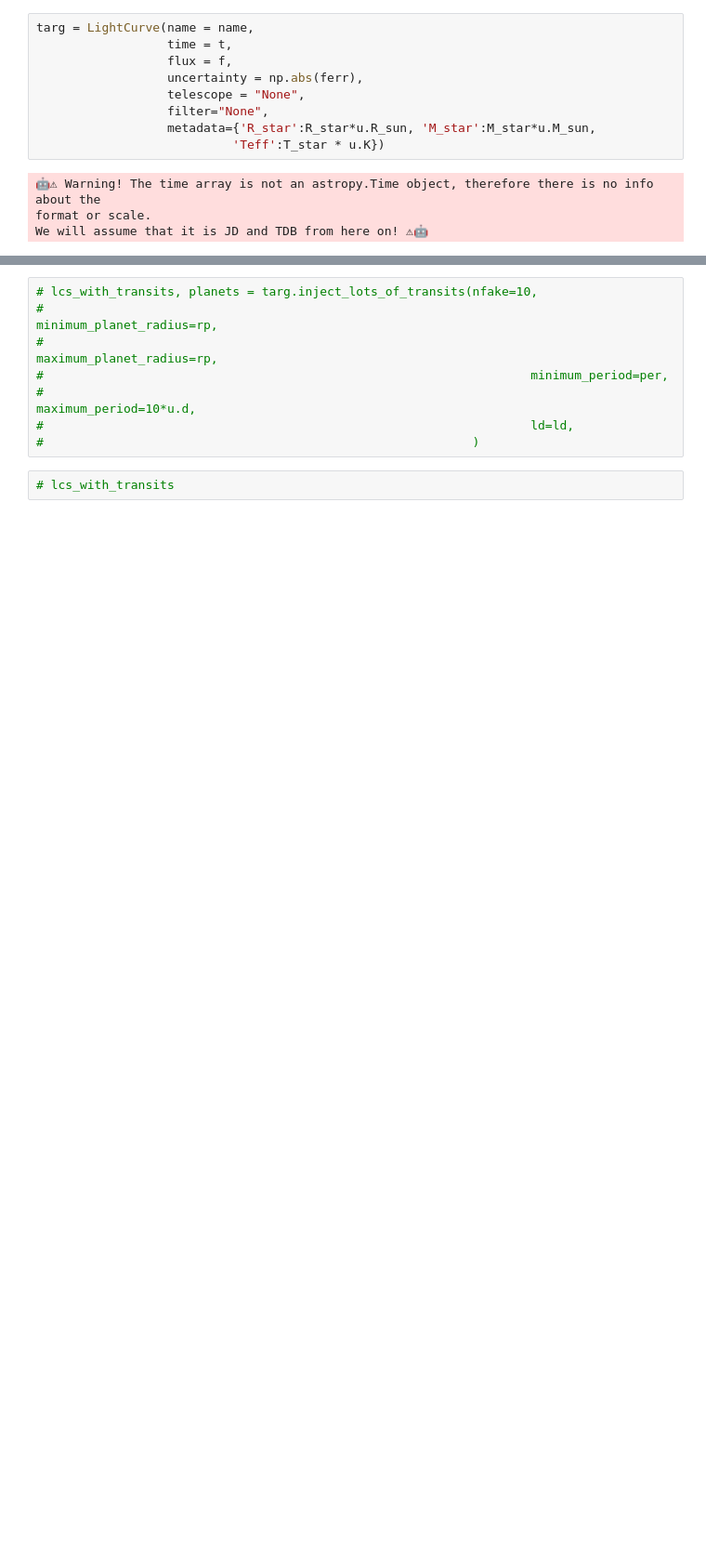
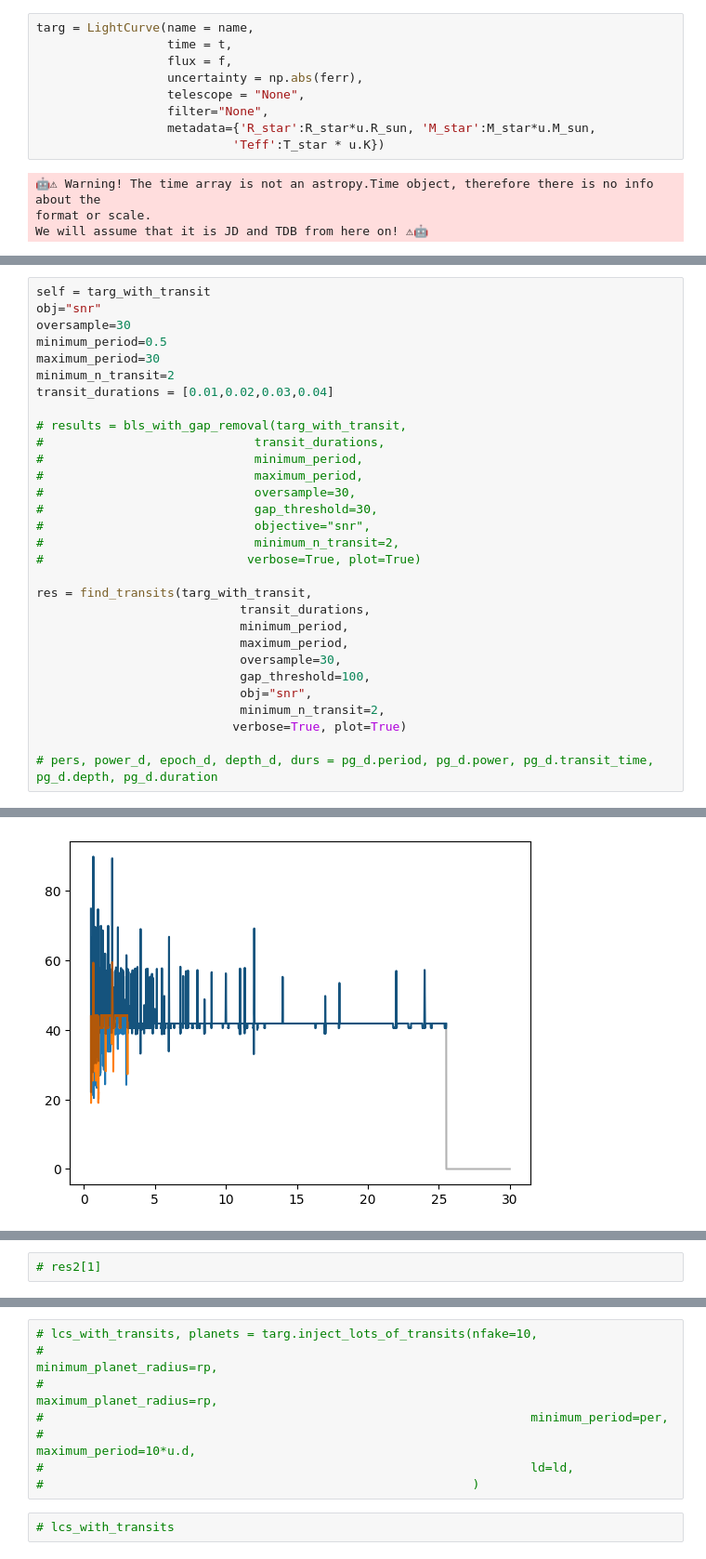
Before and after one commit to catrionamurray/occultence, a Jupyter notebook: occultence/notebooks/Run_LC_condensed.ipynb, the cells around one changed output, grey strips where cells are left out. Shown at 93% size. Drawn from its saved outputs; the diff is of its cells as text; blank space fills up the shorter version.

```diff
--- a/occultence/notebooks/Run_LC_condensed.ipynb
+++ b/occultence/notebooks/Run_LC_condensed.ipynb
@@ -89,0 +146,31 @@ array([<Axes: ylabel='transit_model'>, <Axes: >, <Axes: >, <Axes: >,
+# %%
+self = targ_with_transit
+obj="snr"
+oversample=30
+minimum_period=0.5
+maximum_period=30
+minimum_n_transit=2
+transit_durations = [0.01,0.02,0.03,0.04]
+
+# results = bls_with_gap_removal(targ_with_transit,
+#                             transit_durations,
+#                             minimum_period,
+#                             maximum_period,
+#                             oversample=30,
+#                             gap_threshold=30,
+#                             objective="snr",
+#                             minimum_n_transit=2,
+#                            verbose=True, plot=True)
+
+res = find_transits(targ_with_transit,
+                            transit_durations,
+                            minimum_period,
+                            maximum_period,
+                            oversample=30,
+                            gap_threshold=100,
+                            obj="snr",
+                            minimum_n_transit=2,
+                           verbose=True, plot=True)
+
+# pers, power_d, epoch_d, depth_d, durs = pg_d.period, pg_d.power, pg_d.transit_time, pg_d.depth, pg_d.duration
+# %% [output]
@@ -89,0 +194 @@ array([<Axes: ylabel='transit_model'>, <Axes: >, <Axes: >, <Axes: >,
+[figure, added]
@@ -89,0 +200,2 @@ array([<Axes: ylabel='transit_model'>, <Axes: >, <Axes: >, <Axes: >,
+# %%
+# res2[1]
```
Also changed, not shown: parts of 17 cells of this notebook, 4 other files.
